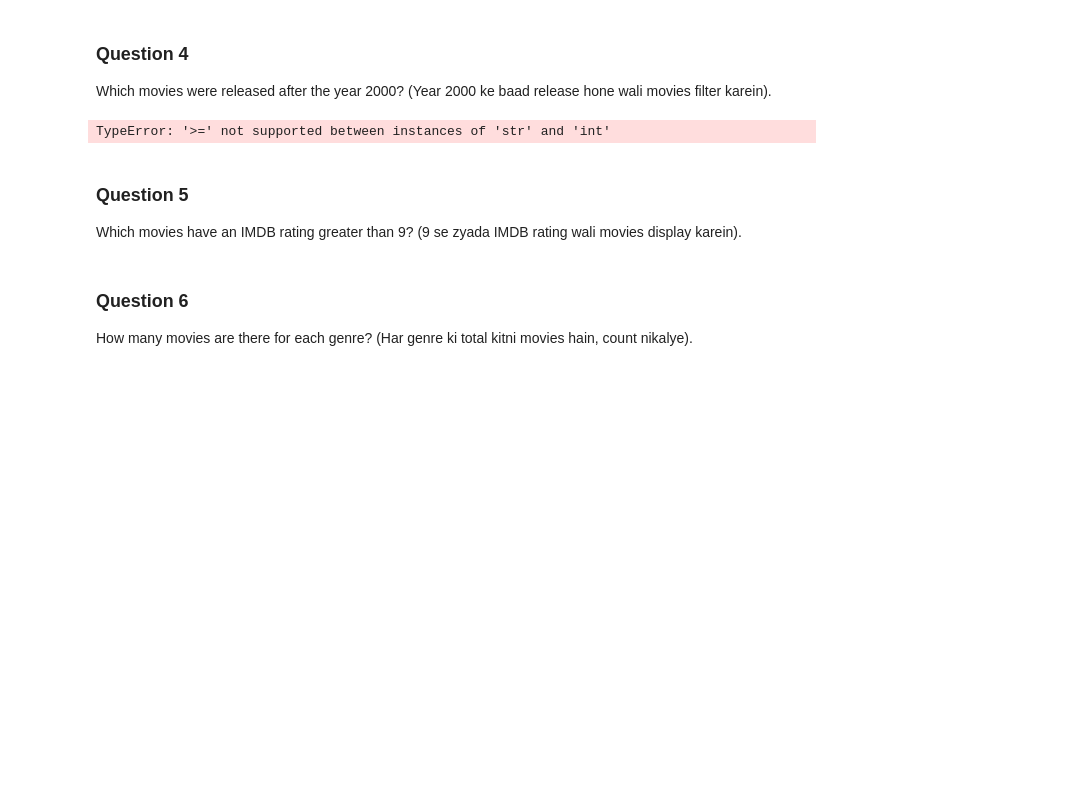
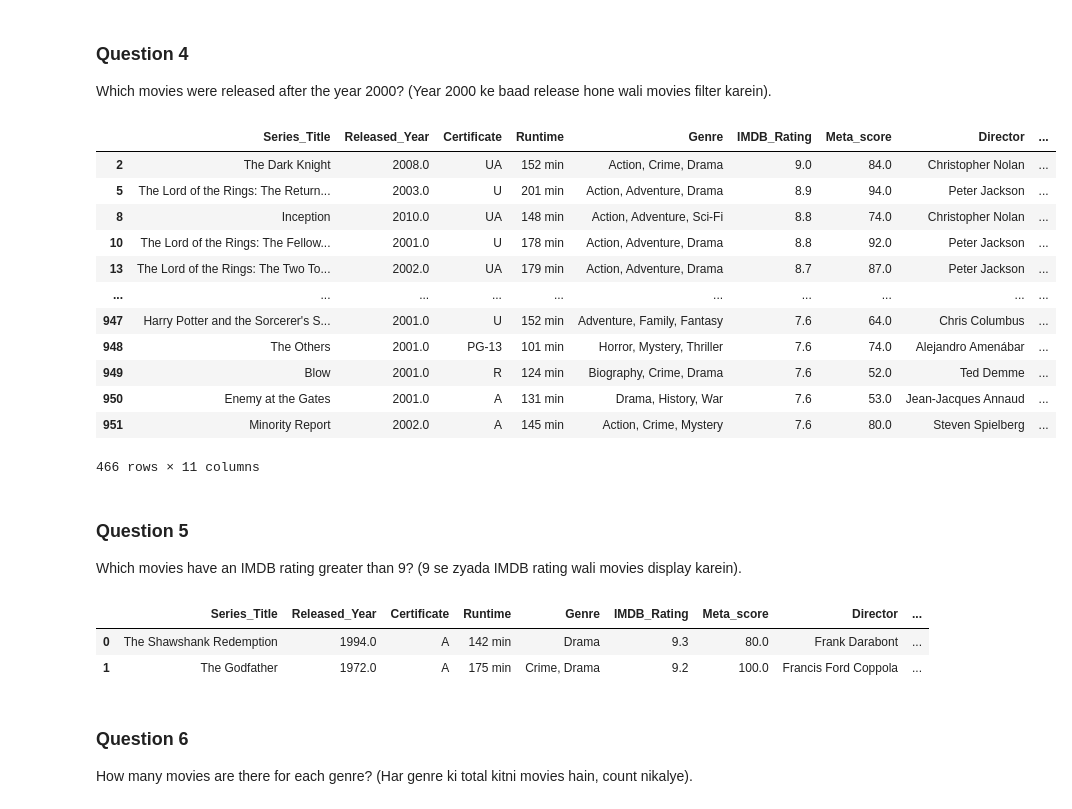
Before and after one commit to MohammadAmir31/DS, a Jupyter notebook: Movie_Data_Assignment.ipynb, the cells around one changed output. Saved outputs shown, nothing was run; the diff lists cells and outputs as text; code cells hidden in the pictures; blank space fills up the shorter version.

```diff
--- a/Movie_Data_Assignment.ipynb
+++ b/Movie_Data_Assignment.ipynb
@@ -58,12 +58,31 @@ dtype: int64
 Which movies were released after the year 2000? (Year 2000 ke baad release hone wali movies filter karein).
 # %%
 # print(df['Released_Year'].apply(lambda x: df.Released_Year if x >=2000 else 'none'))
-df['Released_Year'].apply(lambda x: df.Released_Year if x >= 2000 else 'Minor')
+df['Released_Year'] = pd.to_numeric(df['Released_Year'], errors = "coerce")
+df[df['Released_Year'] > 2000]
 # %% [output]
+|  | Series_Title | Released_Year | Certificate | Runtime | Genre | IMDB_Rating | Meta_score | Director | ... |
+| 2 | The Dark Knight | 2008.0 | UA | 152 min | Action, Crime, Drama | 9.0 | 84.0 | Christopher Nolan | ... |
+| 5 | The Lord of the Rings: The Return... | 2003.0 | U | 201 min | Action, Adventure, Drama | 8.9 | 94.0 | Peter Jackson | ... |
+| 8 | Inception | 2010.0 | UA | 148 min | Action, Adventure, Sci-Fi | 8.8 | 74.0 | Christopher Nolan | ... |
+| 10 | The Lord of the Rings: The Fellow... | 2001.0 | U | 178 min | Action, Adventure, Drama | 8.8 | 92.0 | Peter Jackson | ... |
+| 13 | The Lord of the Rings: The Two To... | 2002.0 | UA | 179 min | Action, Adventure, Drama | 8.7 | 87.0 | Peter Jackson | ... |
+| ... | ... | ... | ... | ... | ... | ... | ... | ... | ... |
+| 947 | Harry Potter and the Sorcerer's S... | 2001.0 | U | 152 min | Adventure, Family, Fantasy | 7.6 | 64.0 | Chris Columbus | ... |
+| 948 | The Others | 2001.0 | PG-13 | 101 min | Horror, Mystery, Thriller | 7.6 | 74.0 | Alejandro Amenábar | ... |
+| 949 | Blow | 2001.0 | R | 124 min | Biography, Crime, Drama | 7.6 | 52.0 | Ted Demme | ... |
+| 950 | Enemy at the Gates | 2001.0 | A | 131 min | Drama, History, War | 7.6 | 53.0 | Jean-Jacques Annaud | ... |
+| 951 | Minority Report | 2002.0 | A | 145 min | Action, Crime, Mystery | 7.6 | 80.0 | Steven Spielberg | ... |
-TypeError: '>=' not supported between instances of 'str' and 'int'
+466 rows × 11 columns
 # %% [markdown]
 ### **Question 5**
 Which movies have an IMDB rating greater than 9? (9 se zyada IMDB rating wali movies display karein).
+# %%
+df[df['IMDB_Rating']>9]
+# %% [output]
+|  | Series_Title | Released_Year | Certificate | Runtime | Genre | IMDB_Rating | Meta_score | Director | ... |
+| 0 | The Shawshank Redemption | 1994.0 | A | 142 min | Drama | 9.3 | 80.0 | Frank Darabont | ... |
+| 1 | The Godfather | 1972.0 | A | 175 min | Crime, Drama | 9.2 | 100.0 | Francis Ford Coppola | ... |
 # %% [markdown]
 ### **Question 6**
 How many movies are there for each genre? (Har genre ki total kitni movies hain, count nikalye).
```
Also changed, not shown: parts of 18 cells of this notebook, 2 other files.
